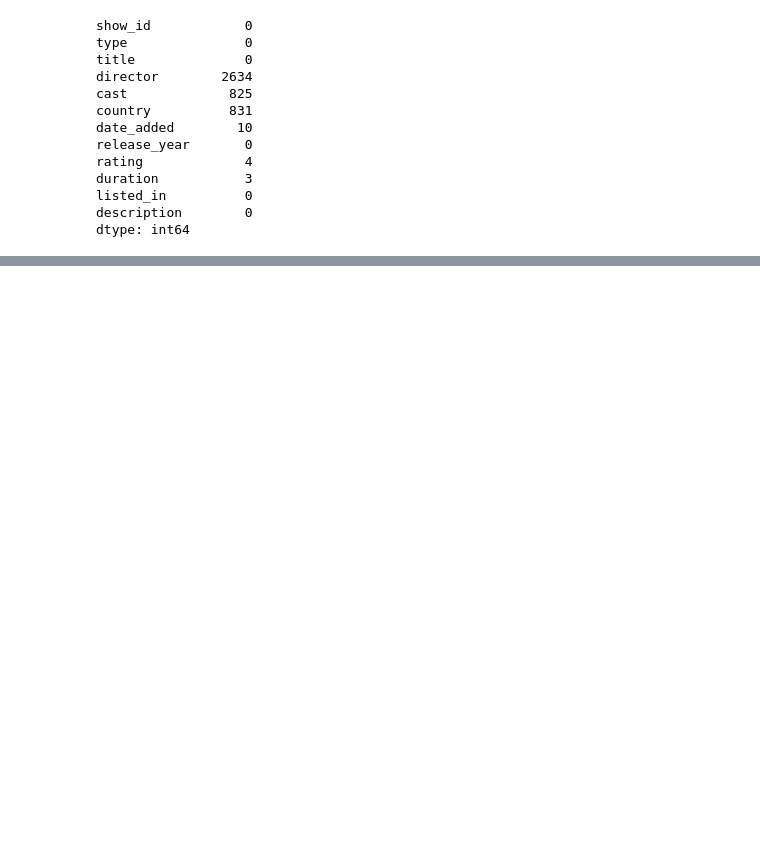
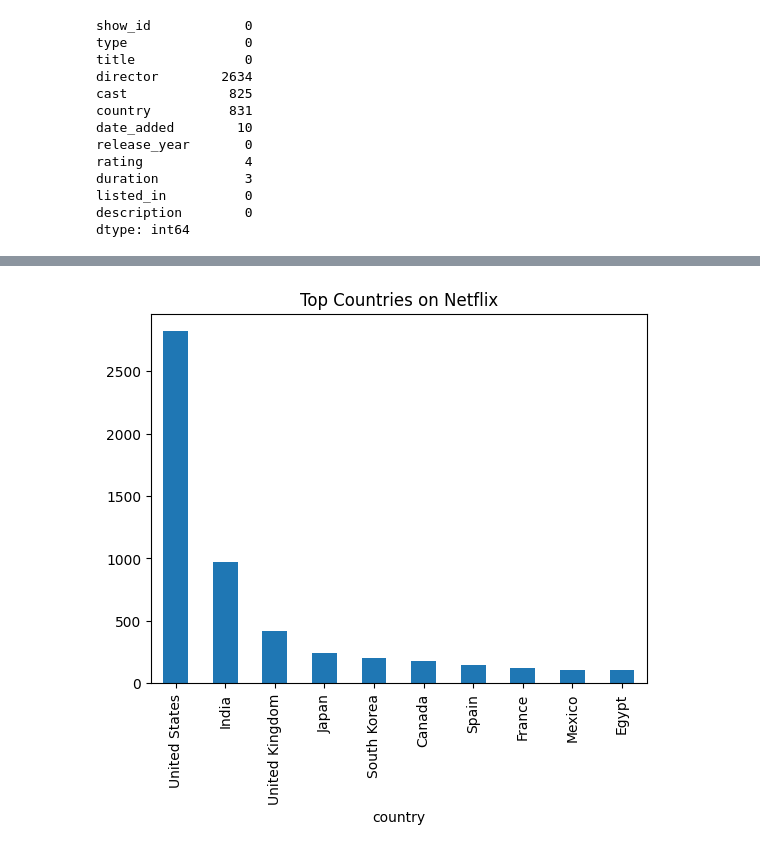
Before and after one commit to kwojo223/Nextflix-Content-Analysis, a Jupyter notebook: notebooks/netflix_analysis.ipynb, the cells around one changed output, grey strips where cells are left out. Saved outputs shown, nothing was run; the diff lists cells and outputs as text; code cells hidden in the pictures; blank space fills up the shorter version.

```diff
--- a/notebooks/netflix_analysis.ipynb
+++ b/notebooks/netflix_analysis.ipynb
@@ -33,0 +31,6 @@ dtype: int64
+# %%
+df['country'].value_counts().head(10).plot(kind='bar')
+plt.title("Top Countries on Netflix")
+plt.show()
+# %% [output]
+[figure, added]
```
Also changed, not shown: parts of 3 cells of this notebook.
